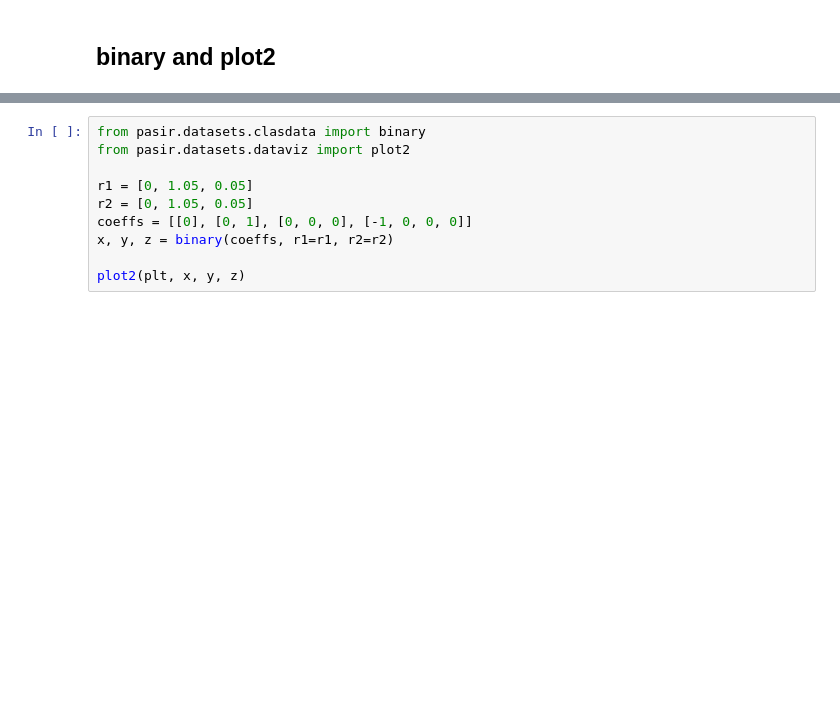
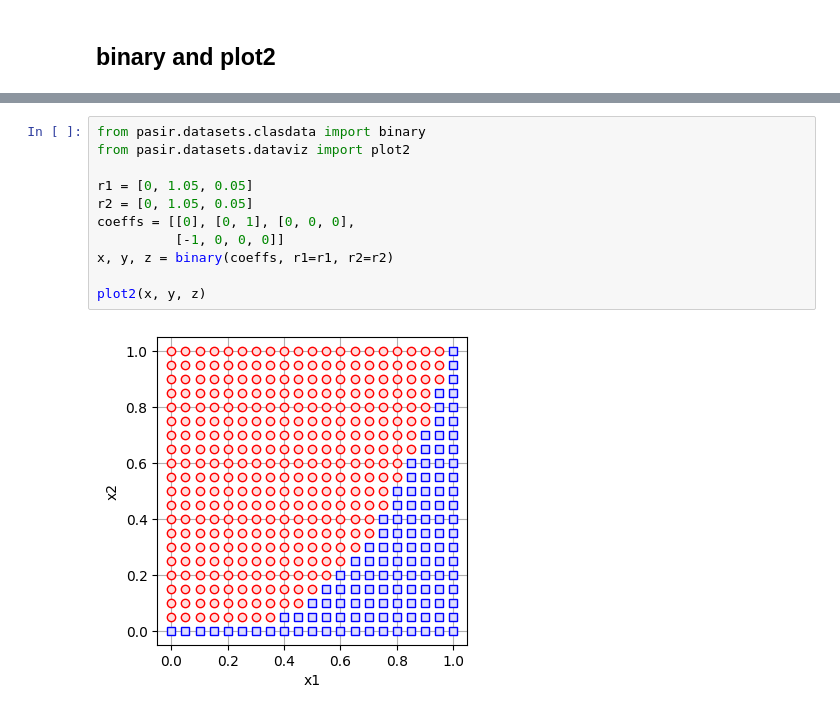
Before and after one commit to dudung/pasir, a Jupyter notebook: devels/datasets/test_binary.ipynb, the cells around one changed output, grey strips where cells are left out. Drawn from its saved outputs; the diff is of its cells as text; blank space fills up the shorter version.

```diff
--- a/devels/datasets/test_binary.ipynb
+++ b/devels/datasets/test_binary.ipynb
@@ -23,13 +27,16 @@ plot2(x, y, z)
 # %%
 from pasir.datasets.clasdata import binary
 from pasir.datasets.dataviz import plot2
 
 r1 = [0, 1.05, 0.05]
 r2 = [0, 1.05, 0.05]
-coeffs = [[0], [0, 1], [0, 0, 0], [-1, 0, 0, 0]]
+coeffs = [[0], [0, 1], [0, 0, 0],
+          [-1, 0, 0, 0]]
 x, y, z = binary(coeffs, r1=r1, r2=r2)
 
-plot2(plt, x, y, z)
+plot2(x, y, z)
+# %% [output]
+[figure, added]
 # %%
 from pasir.datasets.clasdata import binary
 from pasir.datasets.dataviz import plot2
```
Also changed, not shown: parts of 3 cells of this notebook.
